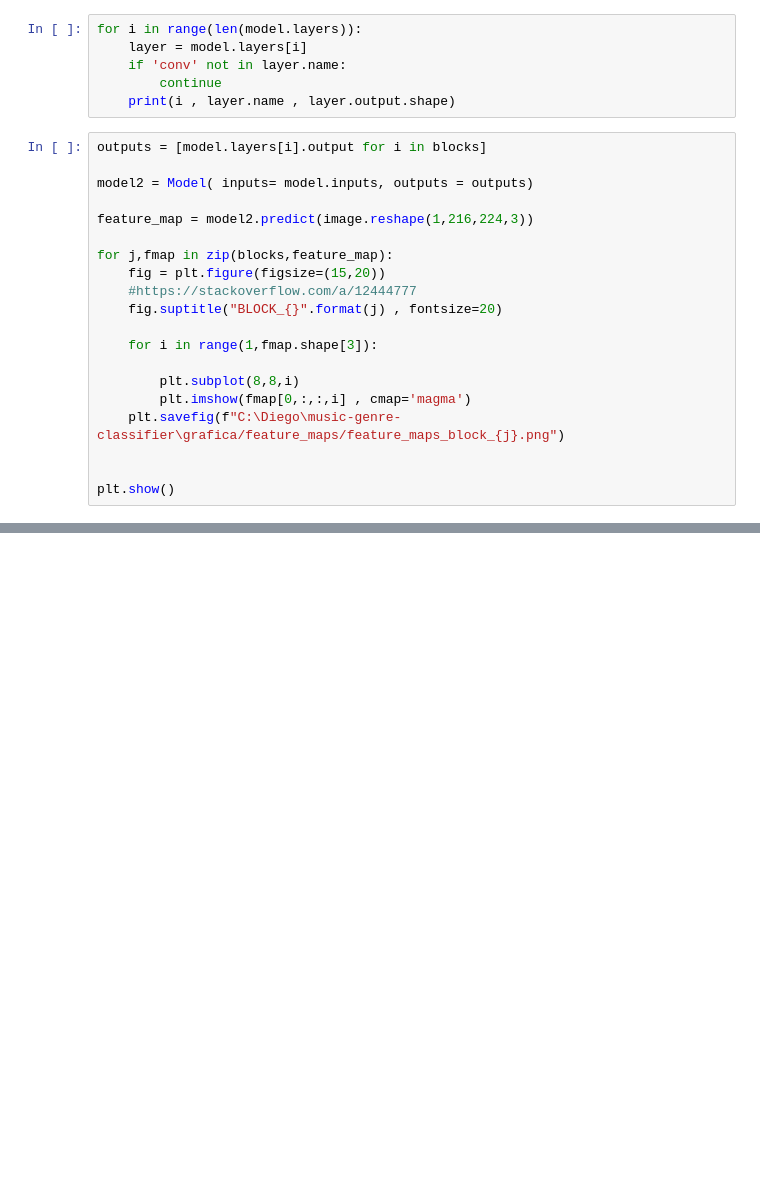
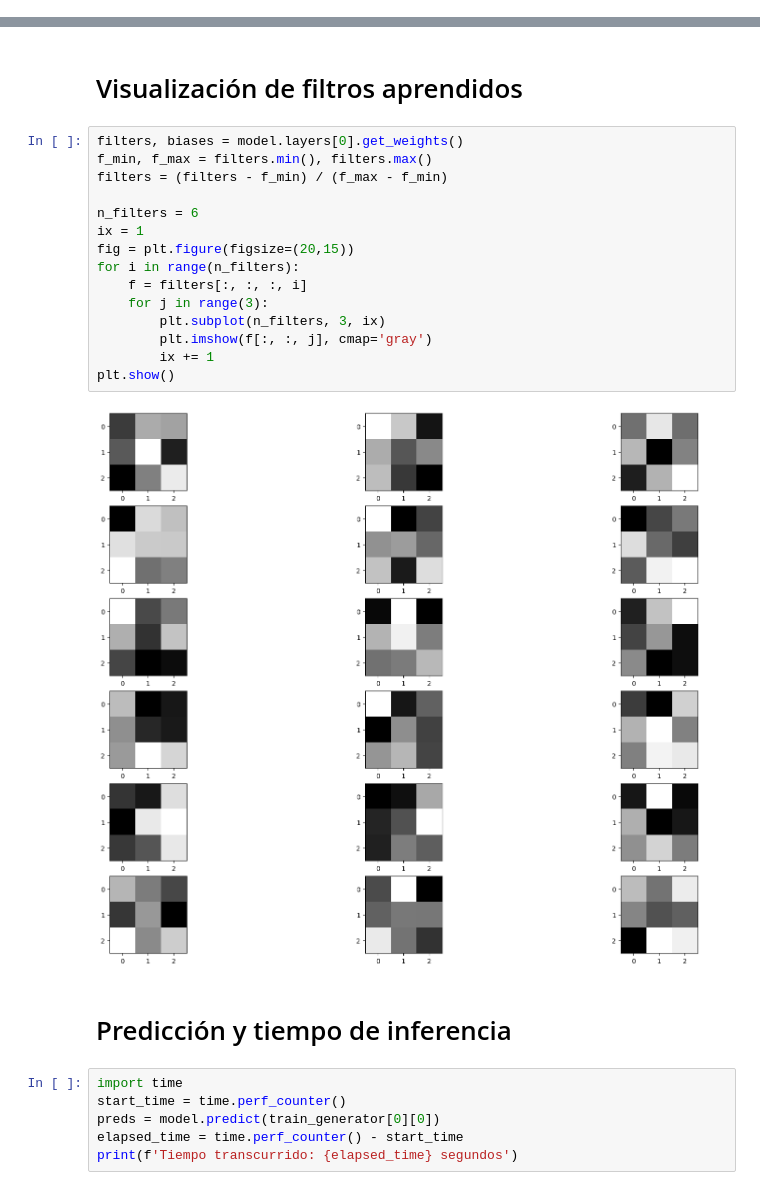
Before and after one commit to diegocainzos/music-genre-classification-tfg, a Jupyter notebook: entrenamiento y pruebas/train_network.ipynb, the cells around one changed output, grey strips where cells are left out. Saved outputs shown, nothing was run; the diff lists cells and outputs as text; blank space fills up the shorter version.

```diff
--- a/entrenamiento y pruebas/train_network.ipynb
+++ b/entrenamiento y pruebas/train_network.ipynb
@@ -388,26 +0,0 @@ plt.show()
-# %%
-for i in range(len(model.layers)):
-    layer = model.layers[i]
-    if 'conv' not in layer.name:
-        continue
-    print(i , layer.name , layer.output.shape)
-# %%
-outputs = [model.layers[i].output for i in blocks]
-
-model2 = Model( inputs= model.inputs, outputs = outputs)
-
-feature_map = model2.predict(image.reshape(1,216,224,3))
-
-for j,fmap in zip(blocks,feature_map):
-    fig = plt.figure(figsize=(15,20))
-    #https://stackoverflow.com/a/12444777
-    fig.suptitle("BLOCK_{}".format(j) , fontsize=20)
-
-    for i in range(1,fmap.shape[3]):
-
-        plt.subplot(8,8,i)
-        plt.imshow(fmap[0,:,:,i] , cmap='magma')
-    plt.savefig(f"C:\Diego\music-genre-classifier\grafica/feature_maps/feature_maps_block_{j}.png")
-
-
-plt.show()
@@ -415,0 +191,27 @@ model.summary()
+# %% [markdown]
+# Visualización de filtros aprendidos
+# %%
+filters, biases = model.layers[0].get_weights()
+f_min, f_max = filters.min(), filters.max()
+filters = (filters - f_min) / (f_max - f_min)
+
+n_filters = 6
+ix = 1
+fig = plt.figure(figsize=(20,15))
+for i in range(n_filters):
+    f = filters[:, :, :, i]
+    for j in range(3):
+        plt.subplot(n_filters, 3, ix)
+        plt.imshow(f[:, :, j], cmap='gray')
+        ix += 1
+plt.show()
+# %% [output]
+[figure, added]
+# %% [markdown]
+# Predicción y tiempo de inferencia
+# %%
+import time
+start_time = time.perf_counter()
+preds = model.predict(train_generator[0][0])
+elapsed_time = time.perf_counter() - start_time
+print(f'Tiempo transcurrido: {elapsed_time} segundos')
```
Also changed, not shown: parts of 46 cells of this notebook.
